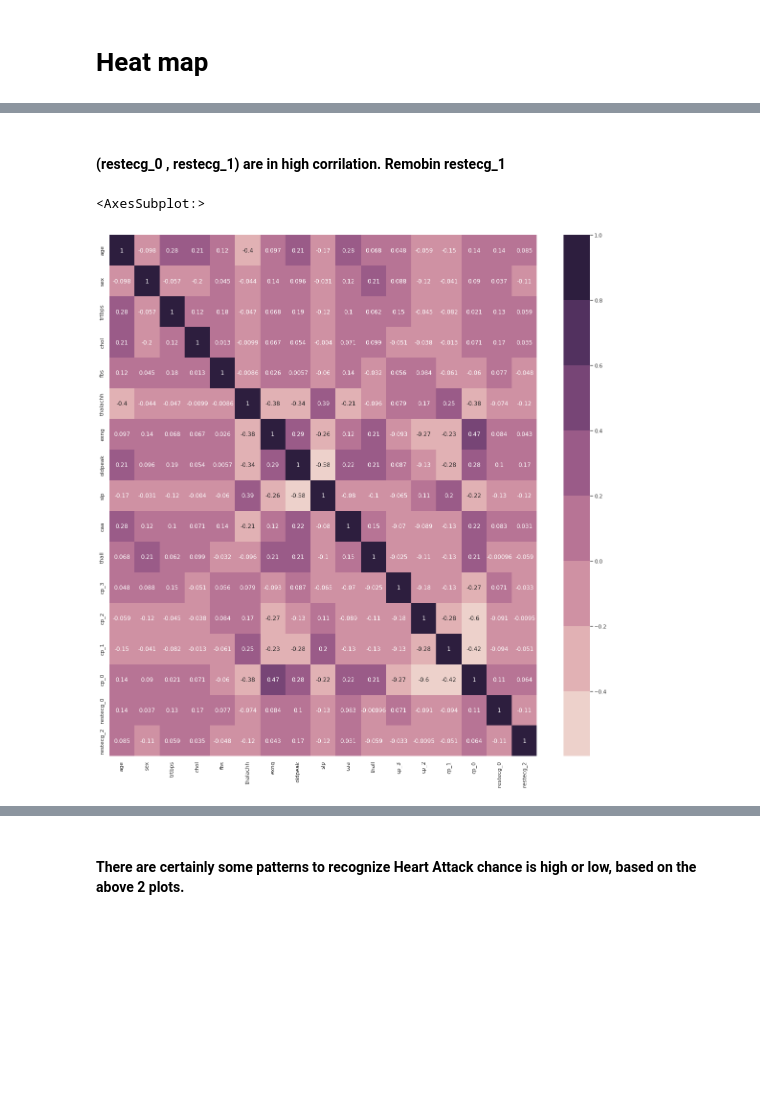
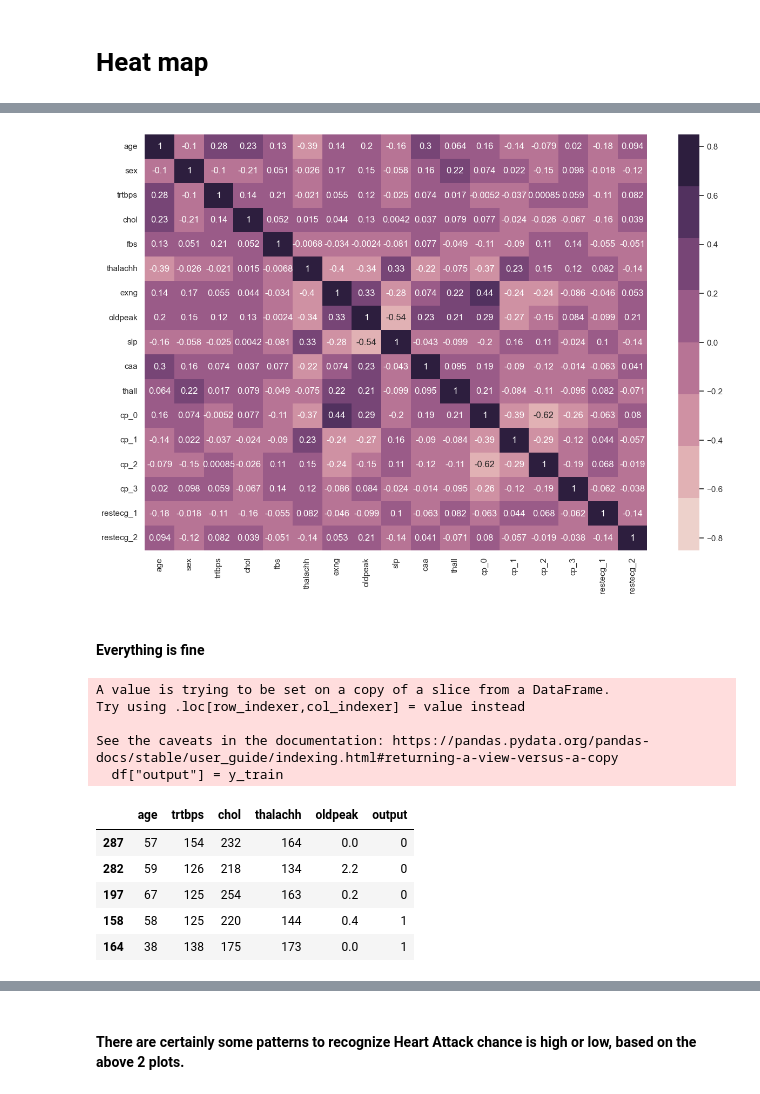
Before and after one commit to balajiabcd/Heart-Attact-Prediction, a Jupyter notebook: heart-attack-analysis.ipynb, the cells around one changed output, grey strips where cells are left out. Drawn from its saved outputs; the diff is of its cells as text; code cells hidden in the pictures; blank space fills up the shorter version.

```diff
--- a/heart-attack-analysis.ipynb
+++ b/heart-attack-analysis.ipynb
@@ -80,7 +142,0 @@ data = data.drop("cp", axis = 1)
-# %%
-for i in data.restecg.unique():
-
-    a = data.restecg == i
-    data["restecg_" + str(i)]  = a*1
-
-data = data.drop("restecg", axis = 1)
@@ -97,0 +143,14 @@ X.head()
+# %%
+lst = ['cp', 'restecg']
+
+for i in lst:
+    for j in X_train[i].unique():
+
+        dummie = X_train[i] == j
+        X_train[i + "_" + str(j)] = dummie * 1
+
+        dummie = X_test[i] == j
+        X_test[i + "_" + str(j)] = dummie * 1
+
+X_train = X_train.drop(lst, axis = 1)
+X_test = X_test.drop(lst, axis = 1)
@@ -97,0 +164,7 @@ X.head()
+# %%
+X_train = X_train[['age', 'sex', 'trtbps', 'chol', 'fbs', 'thalachh', 'exng', 'oldpeak',
+                   'slp', 'caa', 'thall', 'cp_0', 'cp_1', 'cp_2', 'cp_3', 'restecg_0',
+                   'restecg_1', 'restecg_2']]
+X_test = X_test[['age', 'sex', 'trtbps', 'chol', 'fbs', 'thalachh', 'exng', 'oldpeak',
+                   'slp', 'caa', 'thall', 'cp_0', 'cp_1', 'cp_2', 'cp_3', 'restecg_0',
+                   'restecg_1', 'restecg_2']]
@@ -98,3 +173,9 @@ X.head()
+# %%
+# ll = ['cp_0', 'restecg_0']
+ll = 'restecg_0'
+
+X_train = X_train.drop(ll, axis = 1)
+X_test = X_test.drop(ll, axis = 1)
 # %% [markdown]
 # Heat map
 # %%
@@ -106,10 +187,8 @@ sns.heatmap(X.corr(), cmap = sns.cubehelix_palette(8),annot = True)
-# %% [markdown]
-#### (restecg_0 , restecg_1) are in high corrilation. Remobin restecg_1
 # %%
-X = X.drop(['restecg_1'], axis = 1)
+# cmap = sns.cubehelix_palette(8) ,  'YlGnBu'
 
-plt.figure(figsize = (20,20))
-sns.heatmap(X.corr(), cmap = sns.cubehelix_palette(8),annot = True)
+plt.figure(figsize = (15,10))
+sns.heatmap(X_train.corr(), cmap = sns.cubehelix_palette(8), annot = True, vmin=-0.85, vmax=0.85)
+plt.savefig('images/before.png')
 # %% [output]
-<AxesSubplot:>
-[figure, old version]
+[figure, new version]
@@ -119 +195,19 @@ xx["output"] = Y
+# %% [markdown]
+#### Everything is fine
+# %%
+df = X_train.iloc[:,[0,2,3,5,7]]
+df["output"] = y_train
+df.head()
+# %% [output]
+A value is trying to be set on a copy of a slice from a DataFrame.
+Try using .loc[row_indexer,col_indexer] = value instead
+
+See the caveats in the documentation: https://pandas.pydata.org/pandas-docs/stable/user_guide/indexing.html#returning-a-view-versus-a-copy
+  df["output"] = y_train
+|  | age | trtbps | chol | thalachh | oldpeak | output |
+| 287 | 57 | 154 | 232 | 164 | 0.0 | 0 |
+| 282 | 59 | 126 | 218 | 134 | 2.2 | 0 |
+| 197 | 67 | 125 | 254 | 163 | 0.2 | 0 |
+| 158 | 58 | 125 | 220 | 144 | 0.4 | 1 |
+| 164 | 38 | 138 | 175 | 173 | 0.0 | 1 |
 # %%
```
Also changed, not shown: parts of 95 cells of this notebook.
